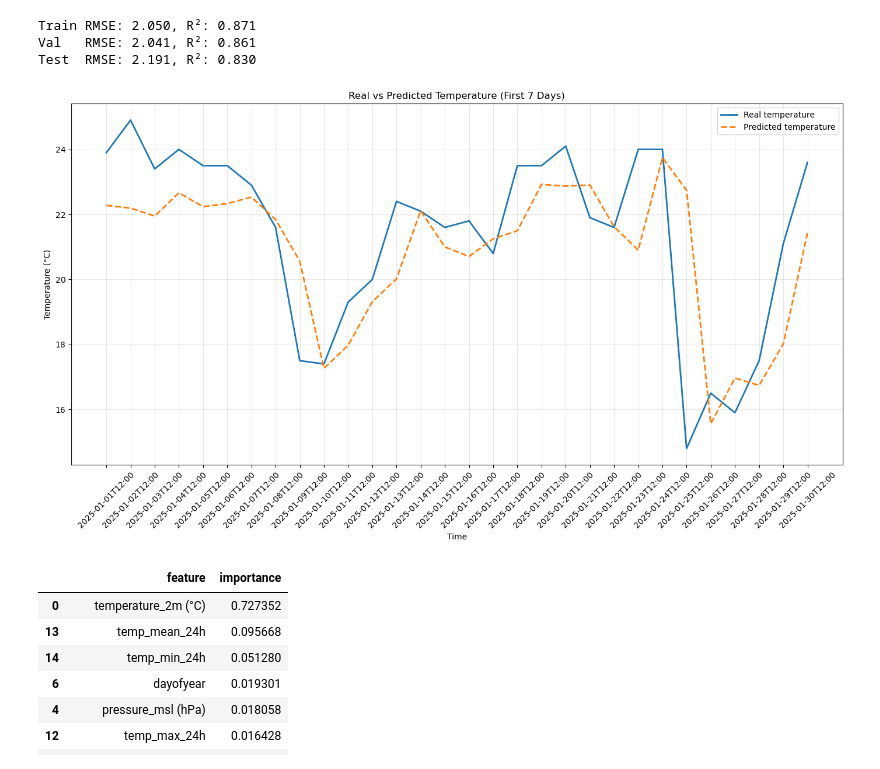
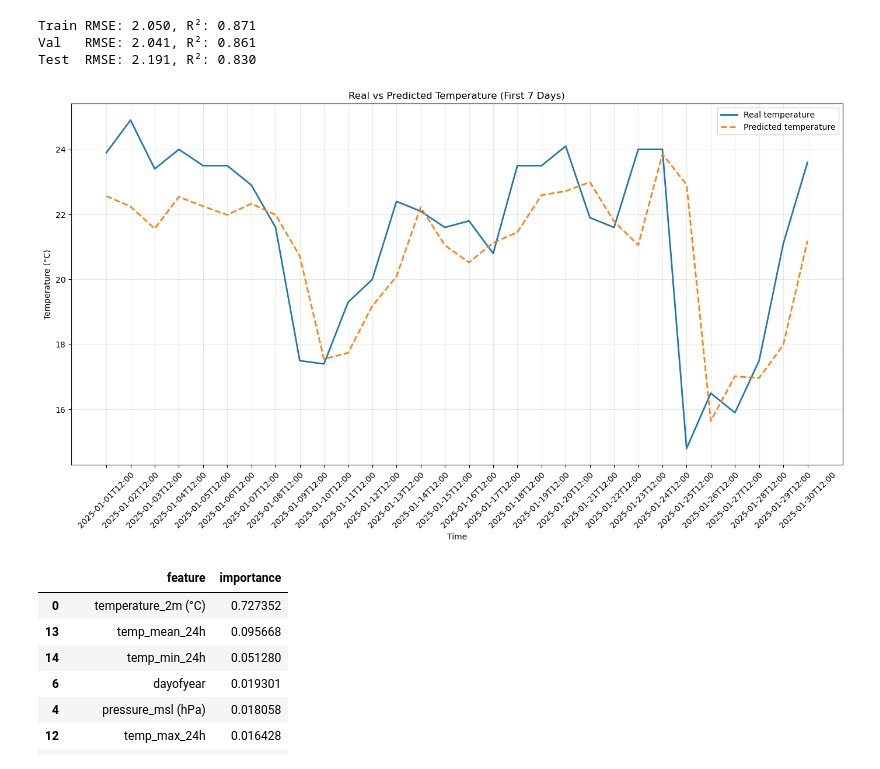
Before and after one commit to NamTe/MLE501_MSA36HN, a Jupyter notebook: temperature_prediction.ipynb, the cells around one changed output. Cells and saved outputs as stored; diff of their text form; code cells hidden in the pictures.

```diff
--- a/temperature_prediction.ipynb
+++ b/temperature_prediction.ipynb
@@ -291,28 +291,28 @@ Test  RMSE: 2.191, R²: 0.830
 # %%
 import matplotlib.pyplot as plt
 
 comparison_df = pd.DataFrame({
     "time": df.loc[y_test.index, "time"],
     "real_temperature": y_test.values,
-    "predicted_temperature": tuned_pred,
+    "predicted_temperature": test_pred,
 })
 
 # FIX: Slice exactly at head(7) to properly match the weekly comment window
 plot_df = comparison_df.head(30)
 
 plt.figure(figsize=(14, 8))
 plt.plot(plot_df["time"], plot_df["real_temperature"], label="Real temperature", linewidth=2)
 plt.plot(plot_df["time"], plot_df["predicted_temperature"], label="Predicted temperature", linewidth=2, linestyle="--")
 plt.title("Real vs Predicted Temperature (First 7 Days)")
 plt.xlabel("Time")
 plt.ylabel("Temperature (°C)")
 plt.legend()
 plt.grid(True, alpha=0.3)
 plt.xticks(rotation=45)
 plt.tight_layout()
 plt.show()
 # %% [output]
-[figure, old version]
+[figure, new version]
 # %%
 importances = tuned_model.named_steps["gradient_boosting"].feature_importances_
 feature_names = tuned_model.named_steps["preprocessing"].get_feature_names_out()
```
Also changed, not shown: parts of 1 cell of this notebook.
